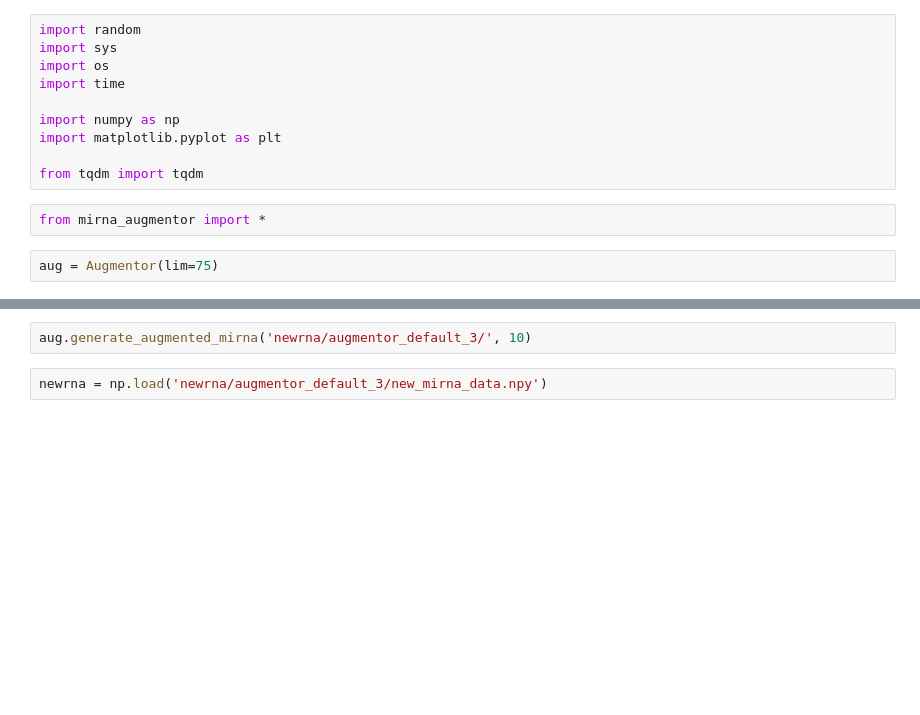
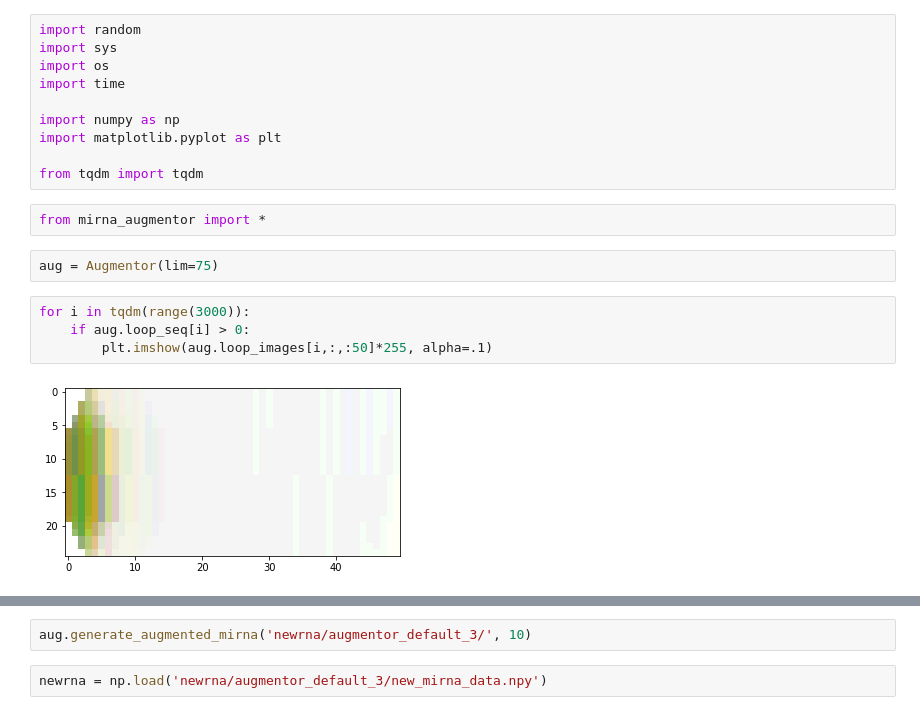
Before and after one commit to marko-petkovic/mirna, a Jupyter notebook: miRNAgeneration/MiRNA augmentation.ipynb, the cells around one changed output, grey strips where cells are left out. Saved outputs shown, nothing was run; the diff lists cells and outputs as text; blank space fills up the shorter version.

```diff
--- a/miRNAgeneration/MiRNA augmentation.ipynb
+++ b/miRNAgeneration/MiRNA augmentation.ipynb
@@ -12,3 +12,9 @@ from tqdm import tqdm
 from mirna_augmentor import *
 # %%
 aug = Augmentor(lim=75)
+# %%
+for i in tqdm(range(3000)):
+    if aug.loop_seq[i] > 0:
+        plt.imshow(aug.loop_images[i,:,:50]*255, alpha=.1)
+# %% [output]
+[figure, added]
```
Also changed, not shown: parts of 38 cells of this notebook, 4 other files.
